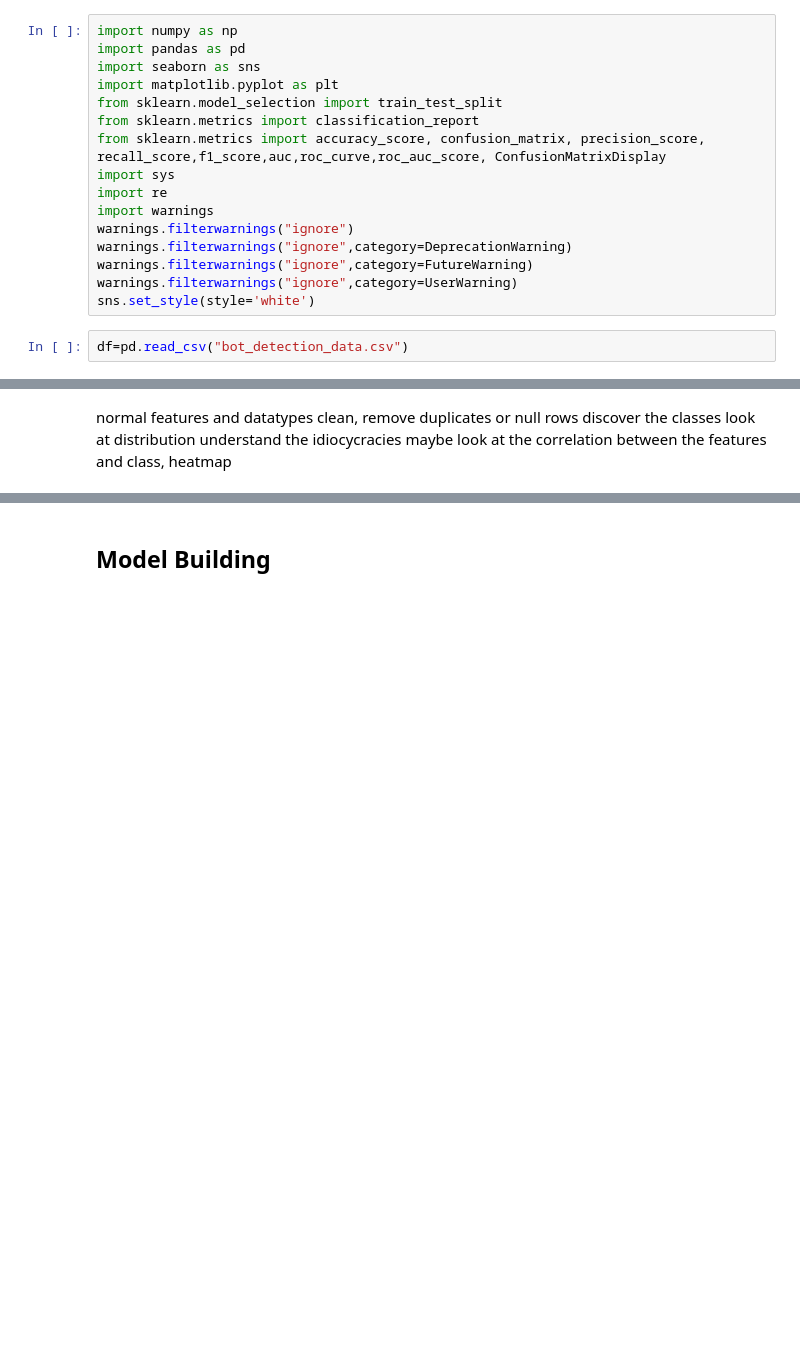
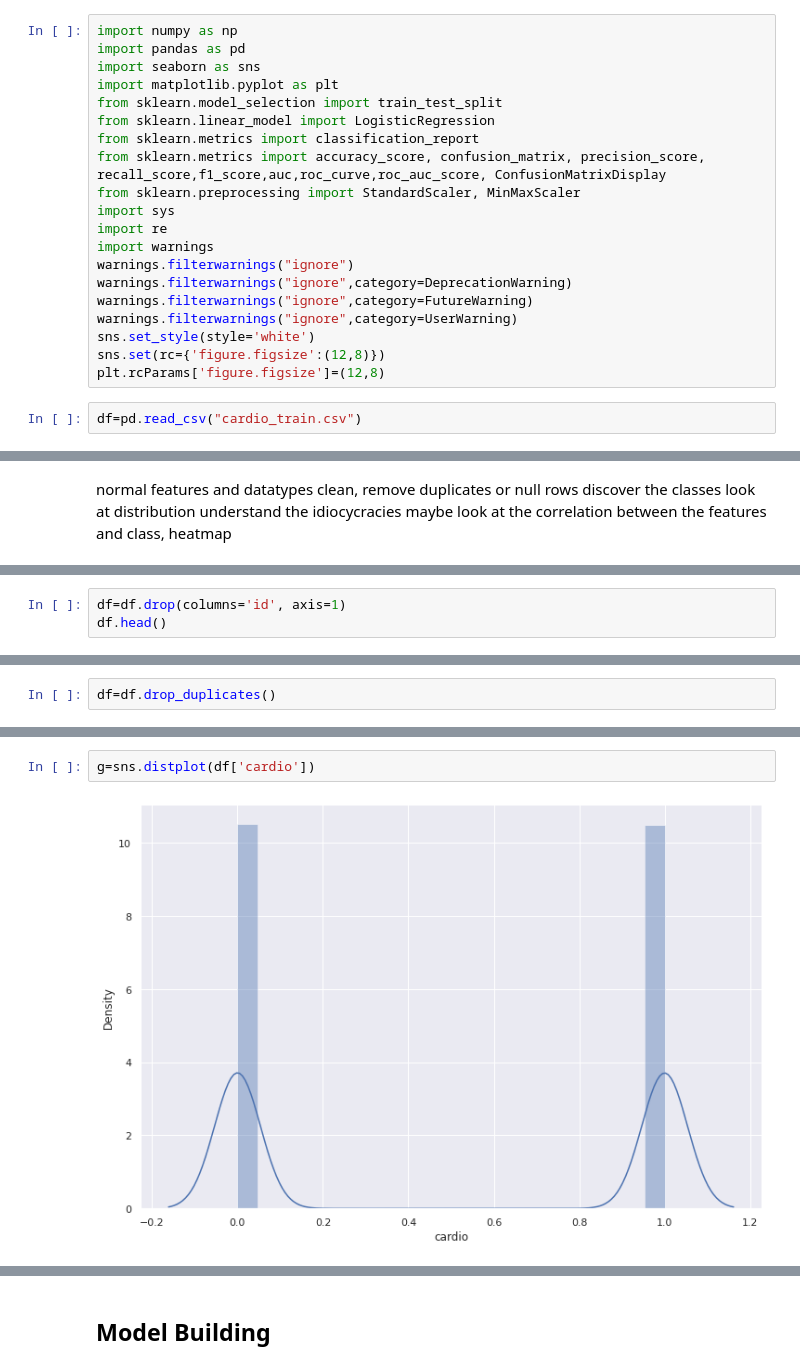
Before and after one commit to HumanClone/Logistic-Regression, a Jupyter notebook: Logistic Regression P2.ipynb, the cells around one changed output, grey strips where cells are left out. Drawn from its saved outputs; the diff is of its cells as text; blank space fills up the shorter version.

```diff
--- a/Logistic Regression P2.ipynb
+++ b/Logistic Regression P2.ipynb
@@ -30,8 +21,10 @@ import pandas as pd
 import seaborn as sns
 import matplotlib.pyplot as plt
 from sklearn.model_selection import train_test_split
+from sklearn.linear_model import LogisticRegression
 from sklearn.metrics import classification_report
 from sklearn.metrics import accuracy_score, confusion_matrix, precision_score, recall_score,f1_score,auc,roc_curve,roc_auc_score, ConfusionMatrixDisplay
+from sklearn.preprocessing import StandardScaler, MinMaxScaler
 import sys
 import re
 import warnings
@@ -40,8 +33,10 @@ warnings.filterwarnings("ignore",category=DeprecationWarning)
 warnings.filterwarnings("ignore",category=FutureWarning)
 warnings.filterwarnings("ignore",category=UserWarning)
 sns.set_style(style='white')
+sns.set(rc={'figure.figsize':(12,8)})
+plt.rcParams['figure.figsize']=(12,8)
 # %%
-df=pd.read_csv("bot_detection_data.csv")
+df=pd.read_csv("cardio_train.csv")
 # %% [markdown]
 ## Cleaning and EDA
 # %% [markdown]
@@ -53,0 +58,3 @@ maybe look at the correlation between the features and class, heatmap
+# %%
+df=df.drop(columns='id', axis=1)
+df.head()
@@ -53,0 +88,2 @@ maybe look at the correlation between the features and class, heatmap
+# %%
+df=df.drop_duplicates()
@@ -53,0 +124,4 @@ maybe look at the correlation between the features and class, heatmap
+# %%
+g=sns.distplot(df['cardio'])
+# %% [output]
+[figure, added]
```
Also changed, not shown: parts of 43 cells of this notebook, 5 other files.
